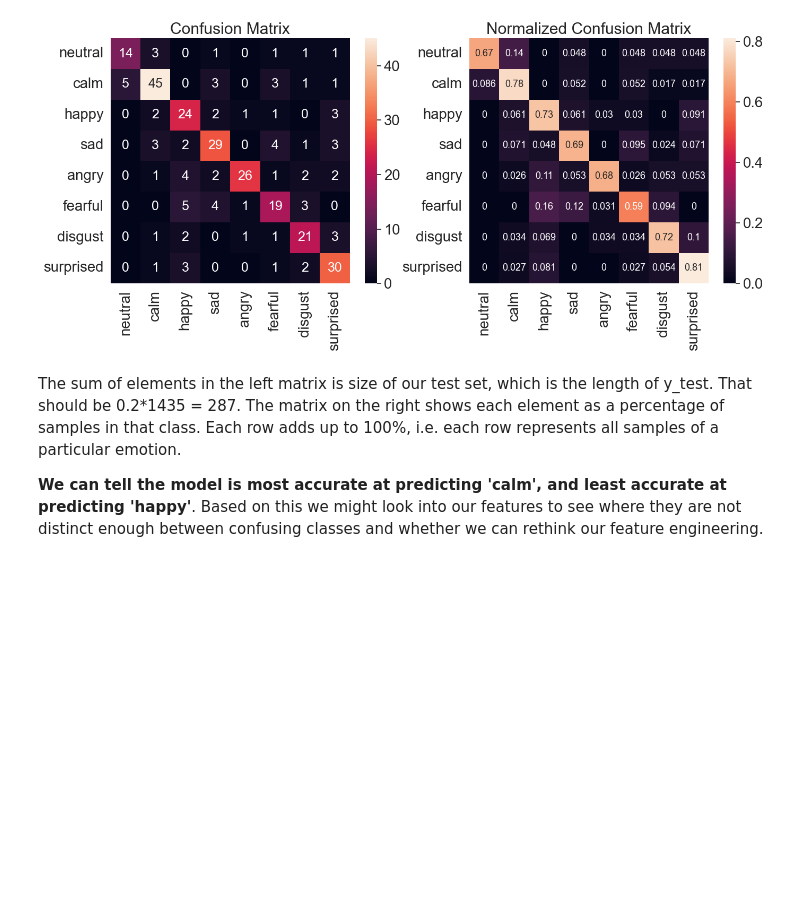
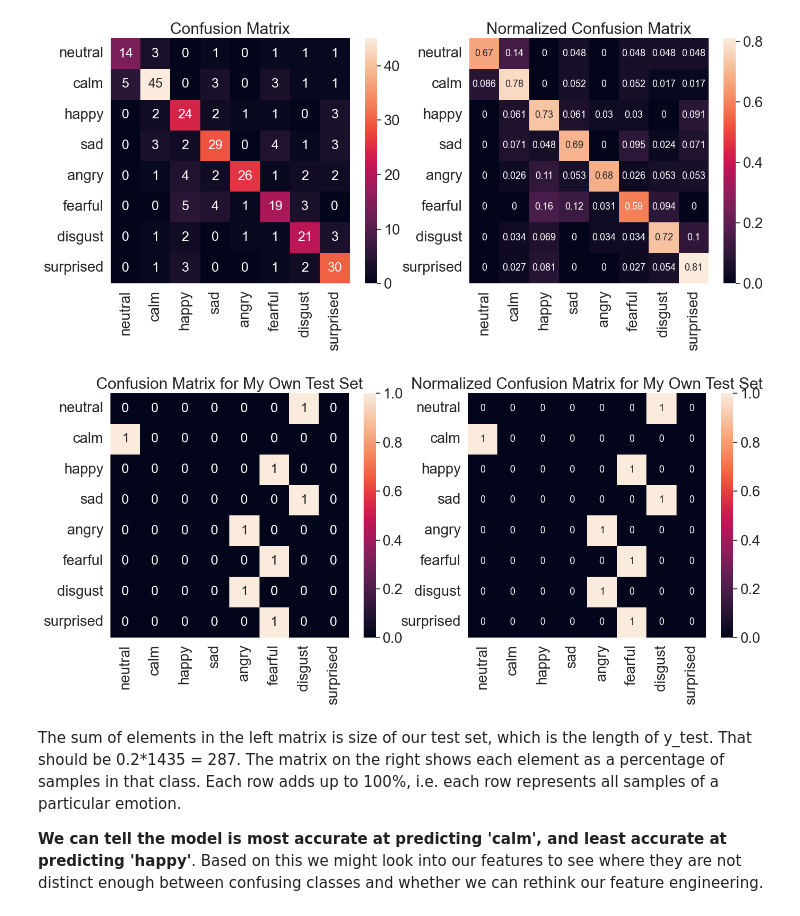
Before and after one commit to keziataufiq/Week4-NeuralNetworks, a Jupyter notebook: Week4__Neural_Networks.ipynb, the cells around one changed output. Drawn from its saved outputs; the diff is of its cells as text; code cells hidden in the pictures; blank space fills up the shorter version.

Commit message:
Adding confusion matrix for my own recordings

```diff
--- a/Week4__Neural_Networks.ipynb
+++ b/Week4__Neural_Networks.ipynb
@@ -200,6 +200,9 @@ Once saved you only need to load them later by running the cell below, and **ski
 # %%
 features=pd.read_csv('featuresRavdess.csv',index_col=0)
 emotions=pd.read_csv('emotionsRavdess.csv',index_col=0)
+# %%
+MEfeatures=pd.read_csv('MEfeaturesRavdess.csv',index_col=0)
+MEemotions=pd.read_csv('MEemotionsRavdess.csv',index_col=0)
 # %% [markdown]
 Let's see what the features we extracted look like:
 # %%
@@ -283,6 +286,10 @@ scaler = StandardScaler()
 features_scaled = features
 features_scaled = scaler.fit_transform(features_scaled)
 
+#Add scaled Actor 26
+MEfeatures_scaled = MEfeatures
+MEfeatures_scaled = scaler.fit_transform(MEfeatures_scaled)
+
 scaler = MinMaxScaler()
 # keep our unscaled features just in case we need to process them alternatively
 features_minmax = features
@@ -640,6 +670,41 @@ sn.heatmap(confmatrix_df_norm, annot=True, annot_kws={"size": 13}) #annot_kws is
 plt.show()
 # %% [output]
 [figure]
+# %%
+from sklearn.metrics import confusion_matrix
+import seaborn as sn # I like seaborn's confusion matrix over sklearn's default
+
+# get predictions on my own test set
+ME_emotion_predictions = model.predict(MEfeatures_scaled)
+ME_emotion_groundtruth = MEemotions
+
+# set labels for matrix axes from emotions
+emotion_list =['neutral','calm','happy','sad','angry','fearful','disgust','surprised']
+emotion_name = [emotion for emotion in emotion_list]
+
+# build confusion matrix and normalized confusion matrix
+ME_conf_matrix = confusion_matrix(ME_emotion_groundtruth, ME_emotion_predictions, labels=emotion_list)
+ME_conf_matrix_norm = confusion_matrix(ME_emotion_groundtruth, ME_emotion_predictions,normalize='true', labels=emotion_list)
+
+
+
+# make a confusion matrix with labels using a DataFrame
+ME_confmatrix_df = pd.DataFrame(ME_conf_matrix, index=emotion_name, columns=emotion_name)
+ME_confmatrix_df_norm = pd.DataFrame(ME_conf_matrix_norm, index=emotion_name, columns=emotion_name)
+
+# plot confusion matrices
+plt.figure(figsize=(16,6))
+sn.set(font_scale=1.8) # emotion label and title size
+plt.subplot(1,2,1)
+plt.title('Confusion Matrix for My Own Test Set')
+sn.heatmap(ME_confmatrix_df, annot=True, annot_kws={"size": 18}) #annot_kws is value font
+plt.subplot(1,2,2)
+plt.title('Normalized Confusion Matrix for My Own Test Set')
+sn.heatmap(ME_confmatrix_df_norm, annot=True, annot_kws={"size": 13}) #annot_kws is value font
+
+plt.show()
+# %% [output]
+[figure, added]
 # %% [markdown]
 The sum of elements in the left matrix is size of our test set, which is the length of y_test. That should be 0.2*1435 = 287. The matrix on the right shows each element as a percentage of samples in that class. Each row adds up to 100%, i.e. each row represents all samples of a particular emotion.
 
```
Also changed, not shown: parts of 6 cells of this notebook.
